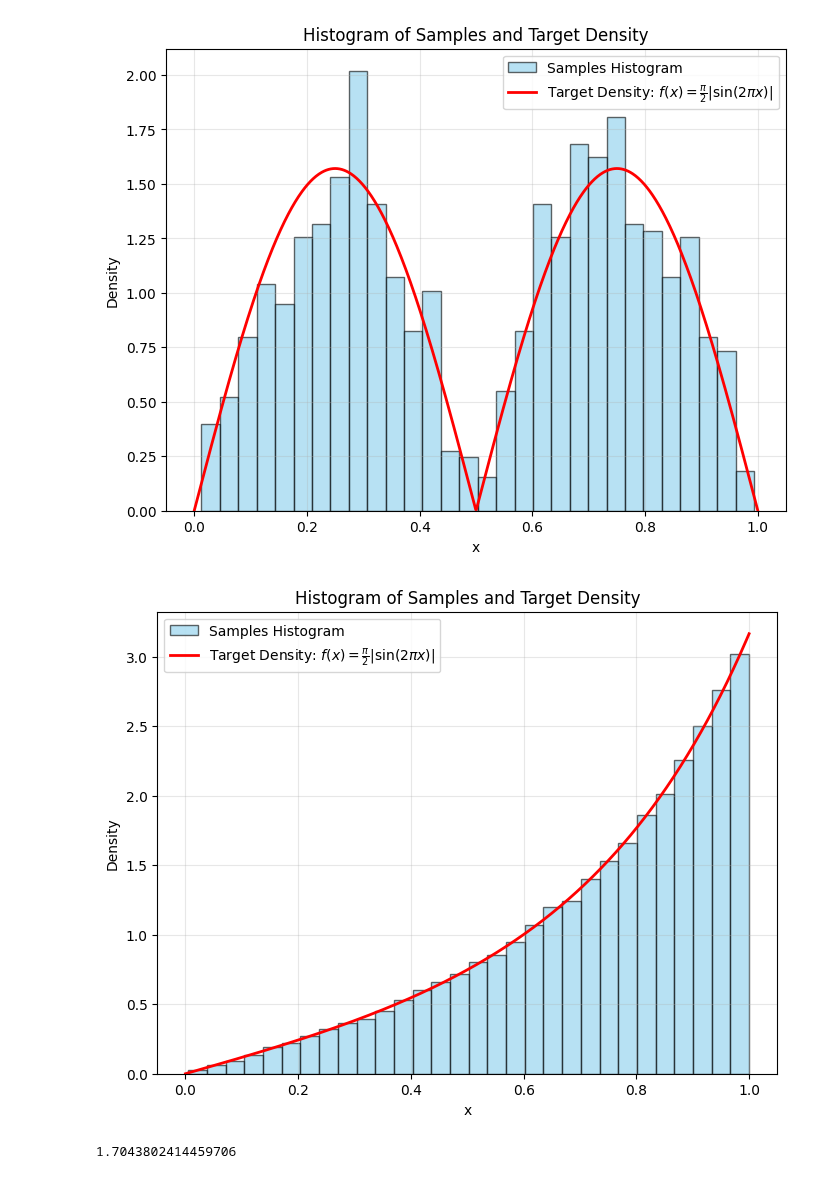
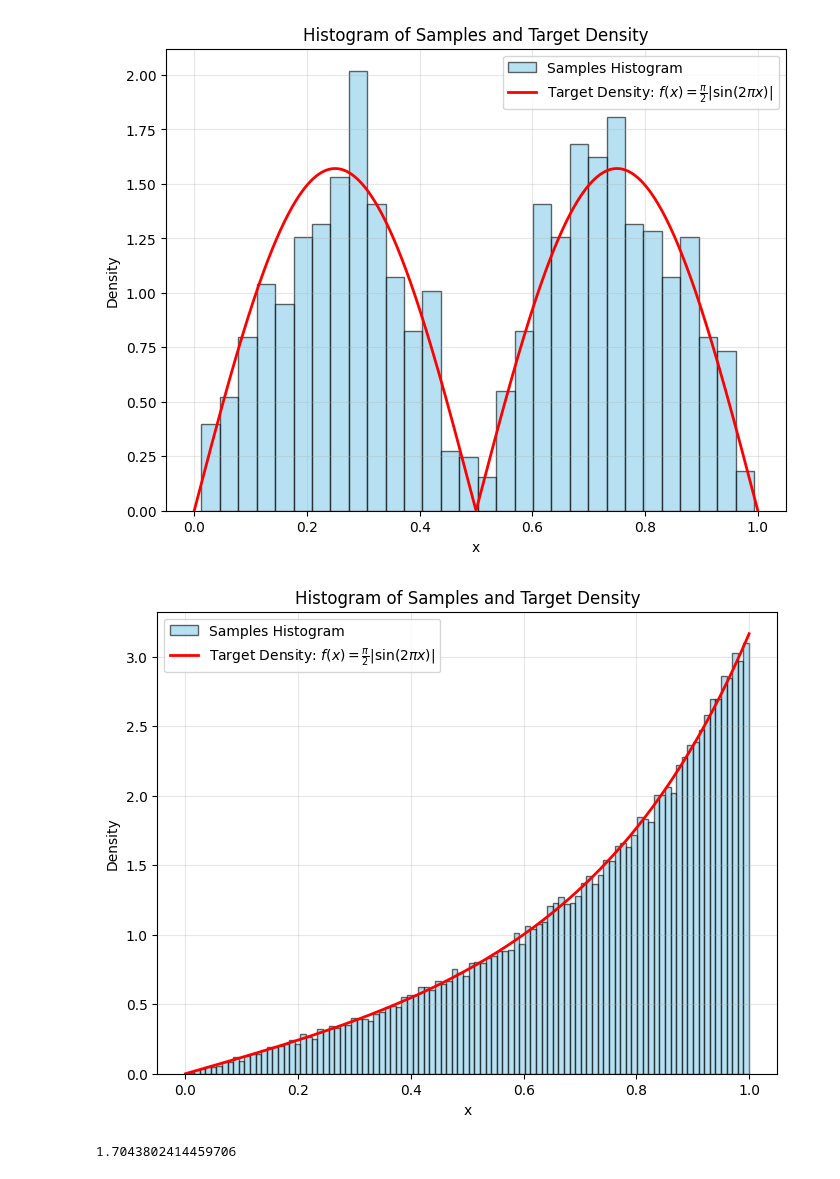
Before and after one commit to Smasken/ITDS, a Jupyter notebook: Notes/Accept_reject_andMC_integration.ipynb, the cells around one changed output. Drawn from its saved outputs; the diff is of its cells as text; code cells hidden in the pictures.

```diff
--- a/Notes/Accept_reject_andMC_integration.ipynb
+++ b/Notes/Accept_reject_andMC_integration.ipynb
@@ -382,35 +380,35 @@ def proposal_sampler():
 def proposal_density(x):
     return np.exp(x) / (np.exp(1)-1)           #1 if 0 <= x <= 1 else 0
 
 M=2
 
 
 # Generate 1000 samples
 
 samples = accept_reject_sampler(n_samples=100000, M=M, target_density=target_density,
                                  proposal_sampler=proposal_sampler,
                                  proposal_density=proposal_density)
 
 x = np.linspace(0, 1, 10000)  # High resolution for smooth plotting
 plt.figure(figsize=(8, 6))
 
 # Plot the histogram of samples
-plt.hist(samples, bins=30, density=True, alpha=0.6, color='skyblue', edgecolor='black', label='Samples Histogram')
+plt.hist(samples, bins=100, density=True, alpha=0.6, color='skyblue', edgecolor='black', label='Samples Histogram')
 
 # Plot the target density
 plt.plot(x, target_density(x), color='red', linewidth=2, label=r'Target Density: $f(x) = \frac{\pi}{2} |\sin(2\pi x)|$')
 
 # Add labels, legend, and title
 plt.xlabel('x')
 plt.ylabel('Density')
 plt.title('Histogram of Samples and Target Density')
 plt.legend()
 
 # Show the plot
 plt.grid(alpha=0.3)
 plt.show()
 # %% [output]
-[figure, old version]
+[figure, new version]
 # %%
 #Calculate integral using the 100000 samples above
 # Monte Carlo integration using samples
```
Also changed, not shown: parts of 5 cells of this notebook, 3 other files.
